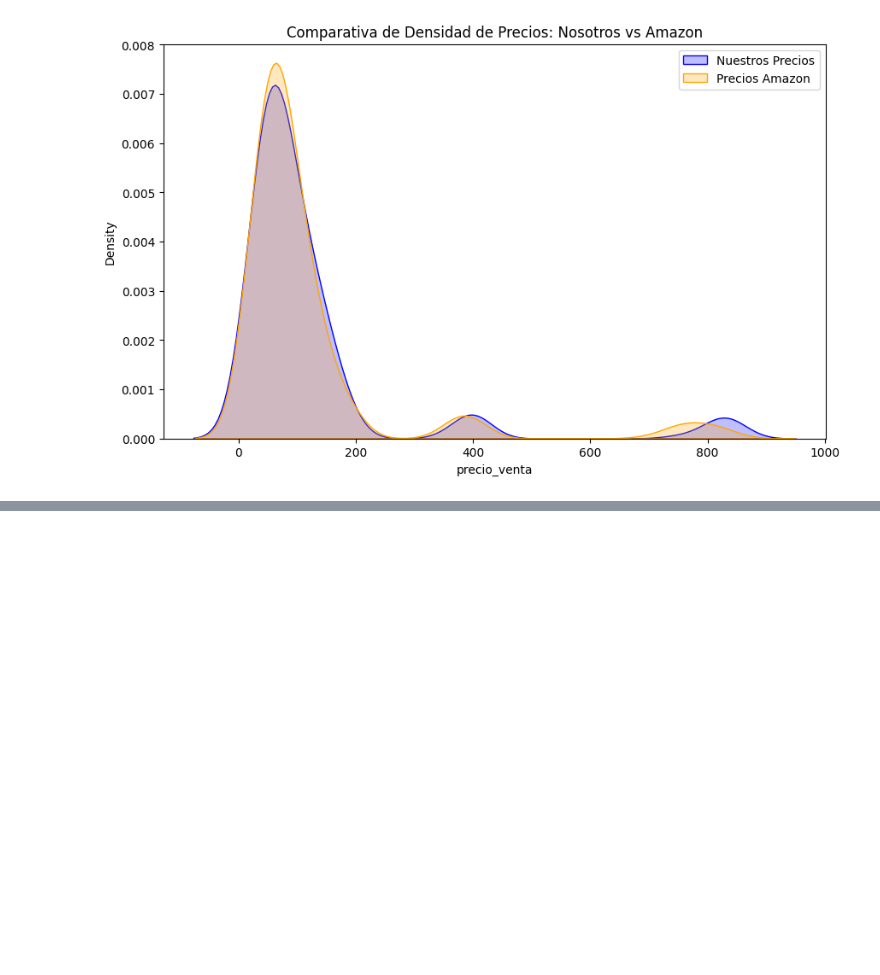
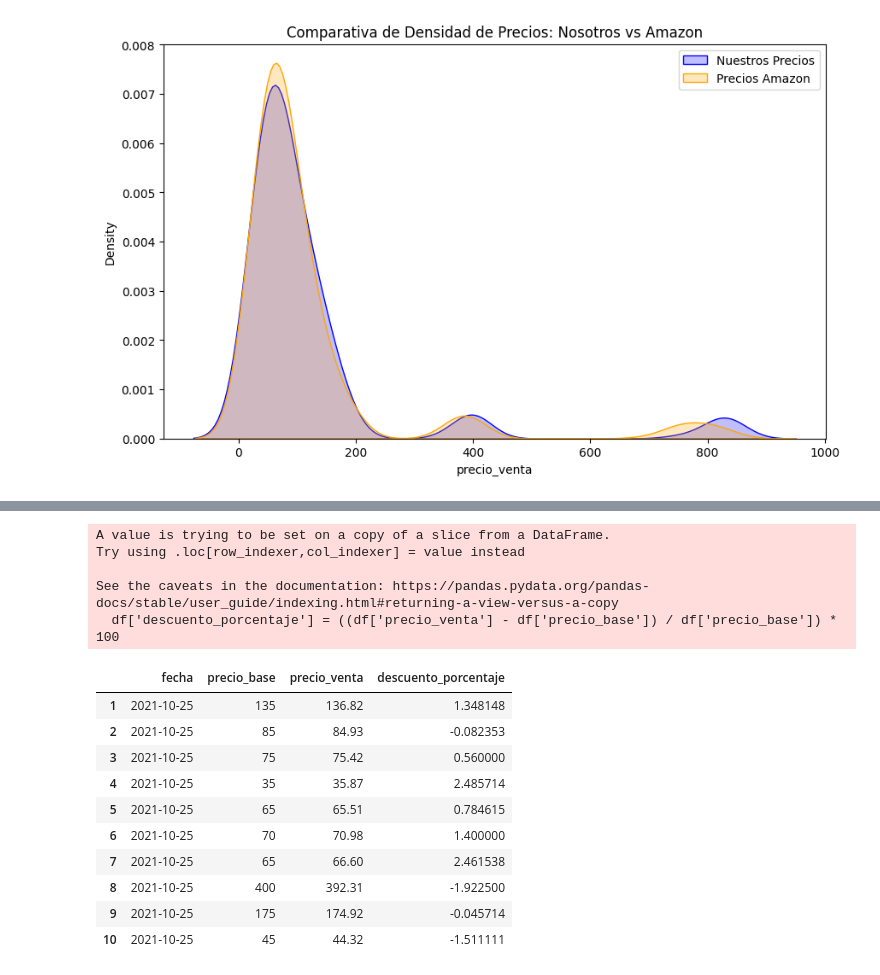
Before and after one commit to TheChiefThief/ForecastingVentas, a Jupyter notebook: notebooks/entrenamiento.ipynb, the cells around one changed output, grey strips where cells are left out. Saved outputs shown, nothing was run; the diff lists cells and outputs as text; code cells hidden in the pictures; blank space fills up the shorter version.

Commit message:
Creacion de variables y Preparacion de datos

```diff
--- a/notebooks/entrenamiento.ipynb
+++ b/notebooks/entrenamiento.ipynb
@@ -243,0 +296,18 @@ plt.show()
+# %%
+# --- CREACIÓN DE LAGS Y MEDIA MÓVIL POR AÑO ---
+lag_cols = []
+for anio in df['anio'].unique():
+    df_anio = df[df['anio'] == anio].sort_values('fecha')
+    for lag in range(1, 8):
+        col_name = f'unidades_vendidas_lag{lag}'
+        df.loc[df_anio.index, col_name] = df_anio['unidades_vendidas'].shift(lag)
+        lag_cols.append(col_name)
+    # Media móvil de 7 días
+    df.loc[df_anio.index, 'mm7_unidades_vendidas'] = df_anio['unidades_vendidas'].rolling(window=7).mean()
+
+# Eliminar registros con nulos en alguna de las nuevas variables
+vars_nuevas = lag_cols + ['mm7_unidades_vendidas']
+df = df.dropna(subset=vars_nuevas)
+
+# Mostrar las primeras filas para verificar
+print(df[['fecha','anio','unidades_vendidas'] + lag_cols + ['mm7_unidades_vendidas']].head(10))
@@ -243,0 +332,23 @@ plt.show()
+# %%
+# --- CREACIÓN DE VARIABLE DESCUENTO PORCENTAJE ---
+df['descuento_porcentaje'] = ((df['precio_venta'] - df['precio_base']) / df['precio_base']) * 100
+
+# Mostrar las primeras filas para verificar
+df[['fecha', 'precio_base', 'precio_venta', 'descuento_porcentaje']].head(10)
+# %% [output]
+A value is trying to be set on a copy of a slice from a DataFrame.
+Try using .loc[row_indexer,col_indexer] = value instead
+
+See the caveats in the documentation: https://pandas.pydata.org/pandas-docs/stable/user_guide/indexing.html#returning-a-view-versus-a-copy
+  df['descuento_porcentaje'] = ((df['precio_venta'] - df['precio_base']) / df['precio_base']) * 100
+|  | fecha | precio_base | precio_venta | descuento_porcentaje |
+| 1 | 2021-10-25 | 135 | 136.82 | 1.348148 |
+| 2 | 2021-10-25 | 85 | 84.93 | -0.082353 |
+| 3 | 2021-10-25 | 75 | 75.42 | 0.560000 |
+| 4 | 2021-10-25 | 35 | 35.87 | 2.485714 |
+| 5 | 2021-10-25 | 65 | 65.51 | 0.784615 |
+| 6 | 2021-10-25 | 70 | 70.98 | 1.400000 |
+| 7 | 2021-10-25 | 65 | 66.60 | 2.461538 |
+| 8 | 2021-10-25 | 400 | 392.31 | -1.922500 |
+| 9 | 2021-10-25 | 175 | 174.92 | -0.045714 |
+| 10 | 2021-10-25 | 45 | 44.32 | -1.511111 |
```
Also changed, not shown: parts of 5 cells of this notebook, 1 other file.
